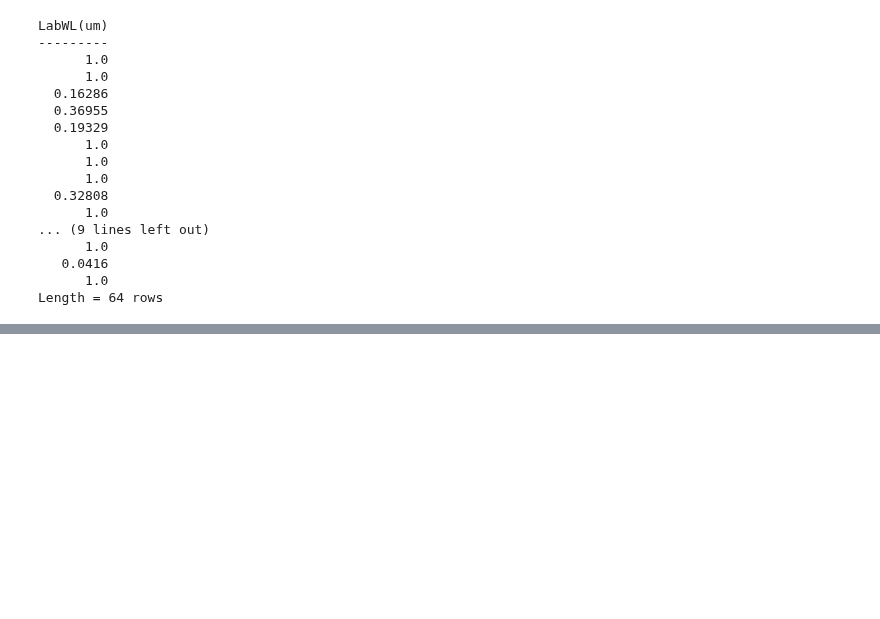
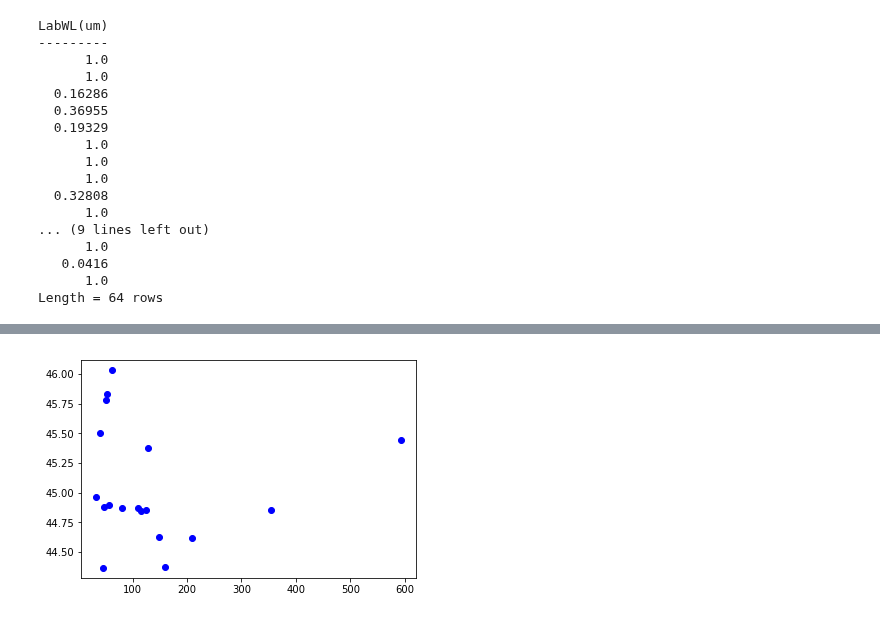
Before and after one commit to yaolun/misc, a Jupyter notebook: test_py3.ipynb, the cells around one changed output, grey strips where cells are left out. Saved outputs shown, nothing was run; the diff lists cells and outputs as text; code cells hidden in the pictures; blank space fills up the shorter version.

```diff
--- a/test_py3.ipynb
+++ b/test_py3.ipynb
@@ -244,0 +293,6 @@ Length = 64 rows
+# %%
+# T_bol
+for o in data['obj']:
+    plt.plot(t_bol_list[obj_list.index(o)], data['N/g'][data['obj'] == o].data,'bo')
+# %% [output]
+[figure, added]
```
Also changed, not shown: parts of 17 cells of this notebook.
